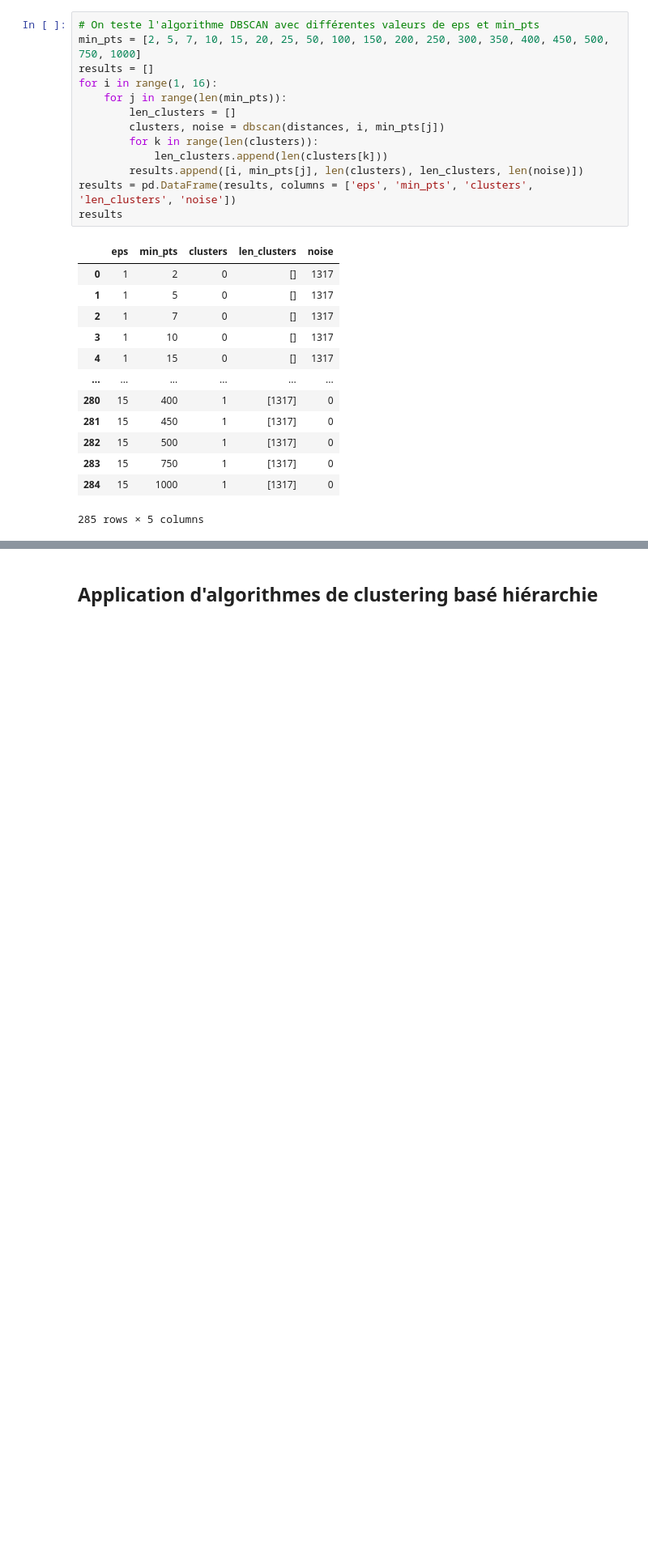
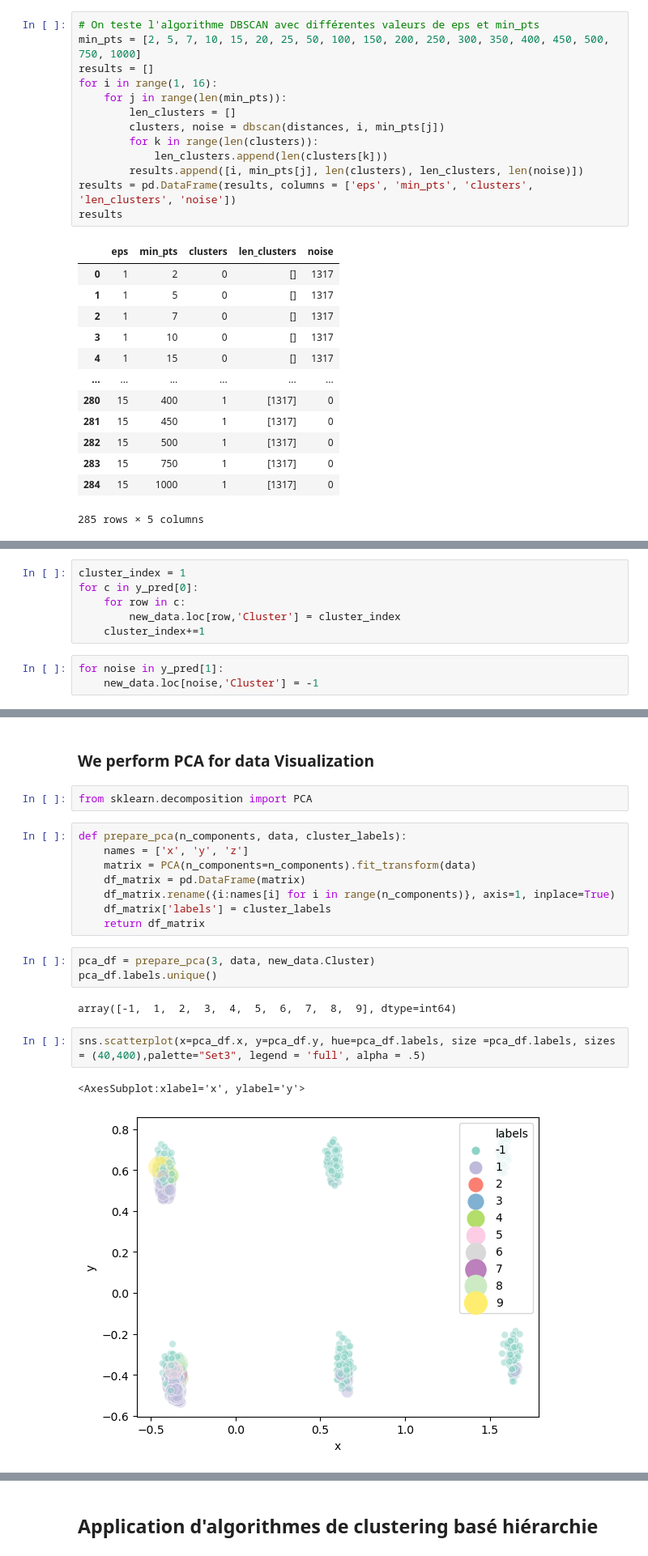
Before and after one commit to ferrorra/DataMining, a Jupyter notebook: Projet/Partie5/Clustering.ipynb, the cells around one changed output, grey strips where cells are left out. Shown at 81% size. Saved outputs shown, nothing was run; the diff lists cells and outputs as text; blank space fills up the shorter version.

```diff
--- a/Projet/Partie5/Clustering.ipynb
+++ b/Projet/Partie5/Clustering.ipynb
@@ -144,0 +159,9 @@ results.loc[results['clusters'] == random.choice(nb_clusrers)]
+# %%
+cluster_index = 1
+for c in y_pred[0]:
+    for row in c:
+        new_data.loc[row,'Cluster'] = cluster_index
+    cluster_index+=1
+# %%
+for noise in y_pred[1]:
+    new_data.loc[noise,'Cluster'] = -1
@@ -144,0 +191,22 @@ results.loc[results['clusters'] == random.choice(nb_clusrers)]
+# %% [markdown]
+### We perform PCA for data Visualization
+# %%
+from sklearn.decomposition import PCA
+# %%
+def prepare_pca(n_components, data, cluster_labels):
+    names = ['x', 'y', 'z']
+    matrix = PCA(n_components=n_components).fit_transform(data)
+    df_matrix = pd.DataFrame(matrix)
+    df_matrix.rename({i:names[i] for i in range(n_components)}, axis=1, inplace=True)
+    df_matrix['labels'] = cluster_labels
+    return df_matrix
+# %%
+pca_df = prepare_pca(3, data, new_data.Cluster)
+pca_df.labels.unique()
+# %% [output]
+array([-1,  1,  2,  3,  4,  5,  6,  7,  8,  9], dtype=int64)
+# %%
+sns.scatterplot(x=pca_df.x, y=pca_df.y, hue=pca_df.labels, size =pca_df.labels, sizes = (40,400),palette="Set3", legend = 'full', alpha = .5)
+# %% [output]
+<AxesSubplot:xlabel='x', ylabel='y'>
+[figure, added]
```
Also changed, not shown: parts of 31 cells of this notebook, 3 other files.
